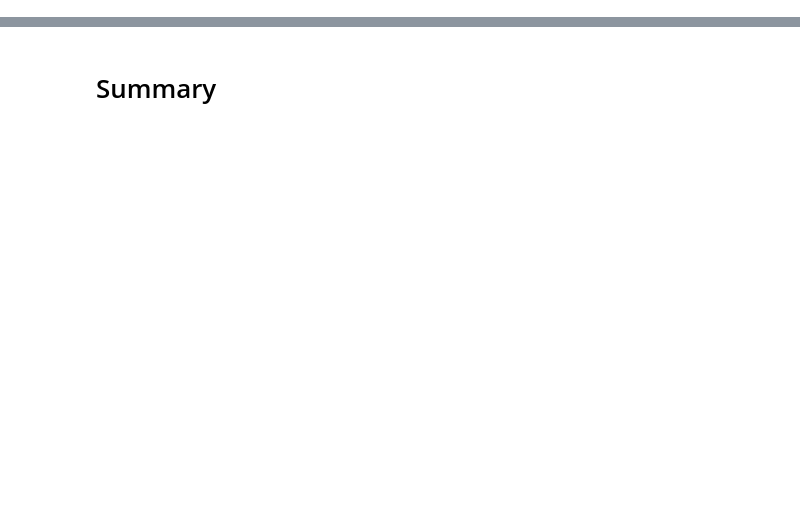
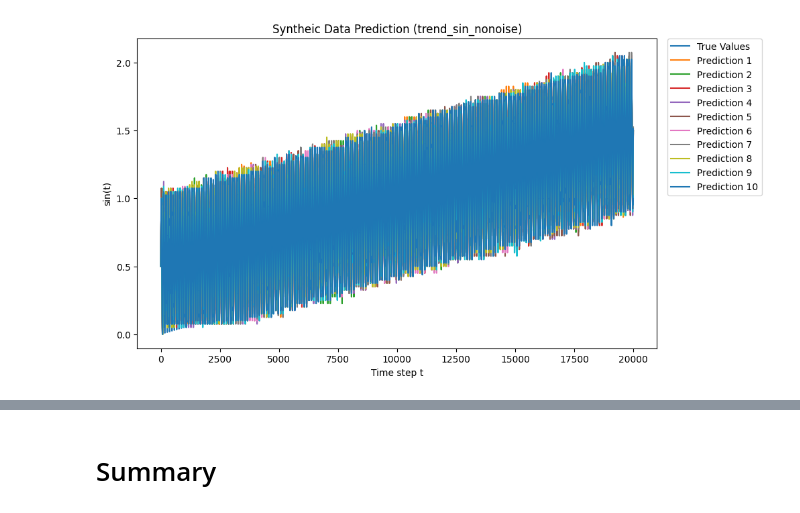
Before and after one commit to tyokyo320/time-series, a Jupyter notebook: utils/predict_syntheic.ipynb, the cells around one changed output, grey strips where cells are left out. Cells and saved outputs as stored; diff of their text form; code cells hidden in the pictures; blank space fills up the shorter version.

```diff
--- a/utils/predict_syntheic.ipynb
+++ b/utils/predict_syntheic.ipynb
@@ -361,0 +283,3 @@ plot_prediction_absolute_error_by_mean_std(error_abs_value_proposed, sampling_in
+# %%
+case2_df = load_csv_data(config.case2_predict_results_path)
+case2_df.head()
@@ -361,0 +302,4 @@ plot_prediction_absolute_error_by_mean_std(error_abs_value_proposed, sampling_in
+# %%
+# true values need to be shifted by 1
+true_values = case2_df["TRUE"][config.start+1:config.end+1+1]
+true_values
@@ -361,0 +319,4 @@ plot_prediction_absolute_error_by_mean_std(error_abs_value_proposed, sampling_in
+# %%
+predicted_column = list(map(lambda x: str(x), range(1, config.nTrial+1)))
+case2_predicted_values = case2_df[predicted_column][config.start:config.end+1]
+case2_predicted_values
@@ -361,0 +337,4 @@ plot_prediction_absolute_error_by_mean_std(error_abs_value_proposed, sampling_in
+# %%
+plot_syntheic_load(true_values, case2_predicted_values, config.test_data_path)
+# %% [output]
+[figure, added]
```
Also changed, not shown: parts of 70 cells of this notebook, 1 other file.
